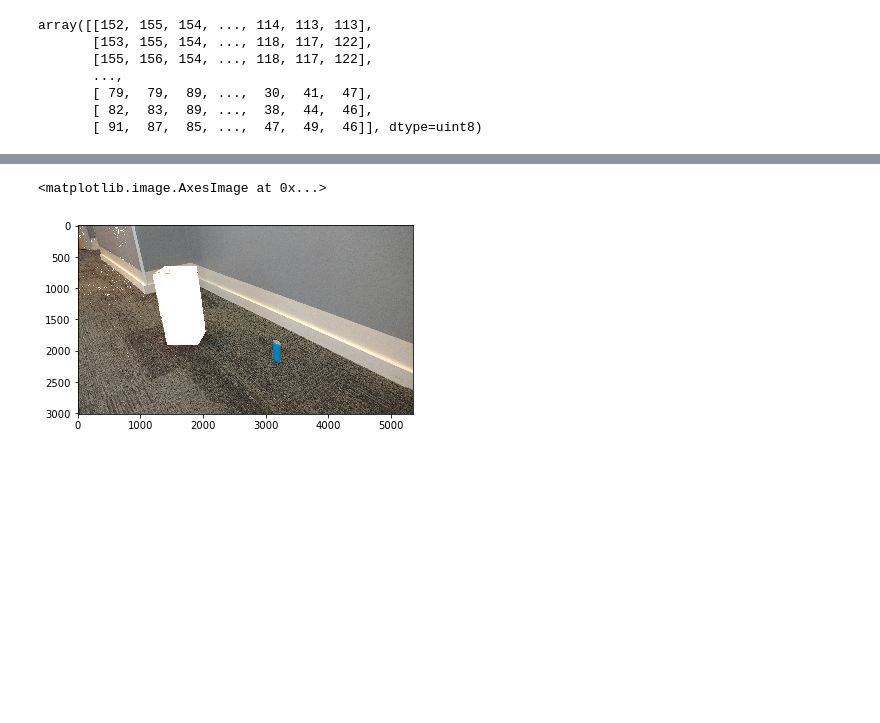
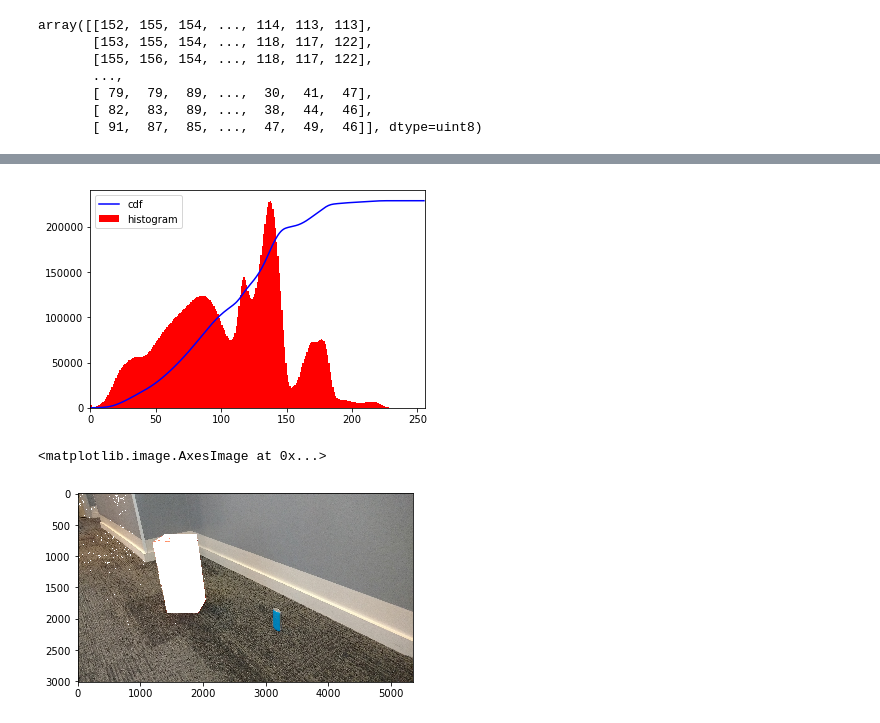
Before and after one commit to raphacosta27/robot17, a Jupyter notebook: Atividade1_Visao.ipynb, the cells around one changed output, grey strips where cells are left out. Cells and saved outputs as stored; diff of their text form; code cells hidden in the pictures; blank space fills up the shorter version.

```diff
--- a/Atividade1_Visao.ipynb
+++ b/Atividade1_Visao.ipynb
@@ -121,0 +156,3 @@ array([[152, 155, 154, ..., 114, 113, 113],
+# %%
+imagem_b = imagem_rgb[:,:,2]
+imagem_b
@@ -122,3 +167,16 @@ array([[152, 155, 154, ..., 114, 113, 113],
+# %%
+hist3,bins3 = np.histogram(imagem_b.flatten(),256,[0,256])
+
+cdf3 = hist3.cumsum()
+cdf_normalized3 = cdf3 * hist3.max()/ cdf3.max()
+
+plt.plot(cdf_normalized3, color = 'b')
+plt.hist(imagem_b.flatten(),256,[0,256], color = 'r')
+plt.xlim([0,256])
+plt.legend(('cdf','histogram'), loc = 'upper left')
+plt.show()
+# %% [output]
+[figure, added]
 # %%
 new = imagem_rgb
 # %%
```
Also changed, not shown: parts of 10 cells of this notebook.
